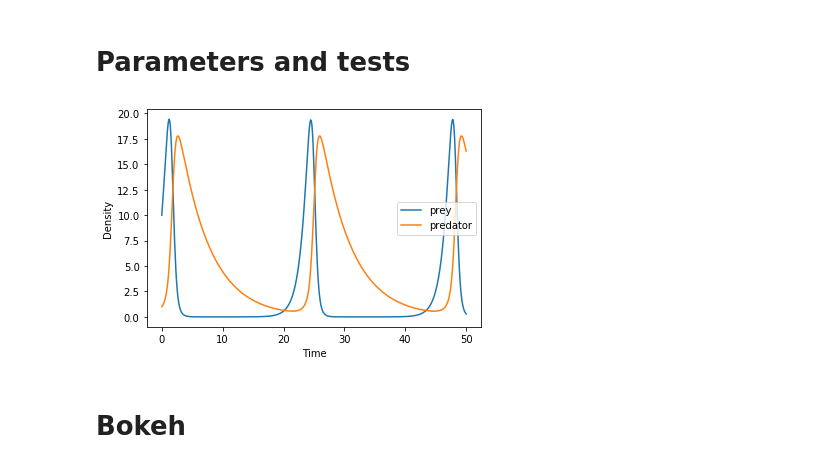
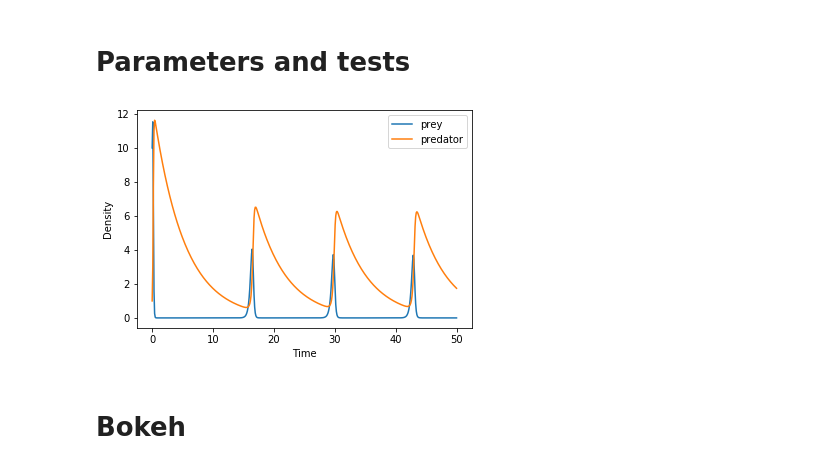
Before and after one commit to mmoskon/demos, a Jupyter notebook: ODEs/lotka_volterra.ipynb, the cells around one changed output. Saved outputs shown, nothing was run; the diff lists cells and outputs as text; code cells hidden in the pictures.

```diff
--- a/ODEs/lotka_volterra.ipynb
+++ b/ODEs/lotka_volterra.ipynb
@@ -65,14 +65,14 @@ def simulate_lv(t_end, alpha, beta, delta, gamma, plot_on = False):
 # %%
 t_end = 50 # simulation duration
 
-alpha = 1
-beta = 0.2
+alpha = 5
+beta = 2
 delta = 0.5
 gamma = 0.2
 
 t, prey, predator = simulate_lv(t_end, alpha, beta, delta, gamma, plot_on=True)
 # %% [output]
-[figure, old version]
+[figure, new version]
 # %% [markdown]
 # Bokeh
 # %% [markdown]
```
Also changed, not shown: parts of 1 cell of this notebook.
